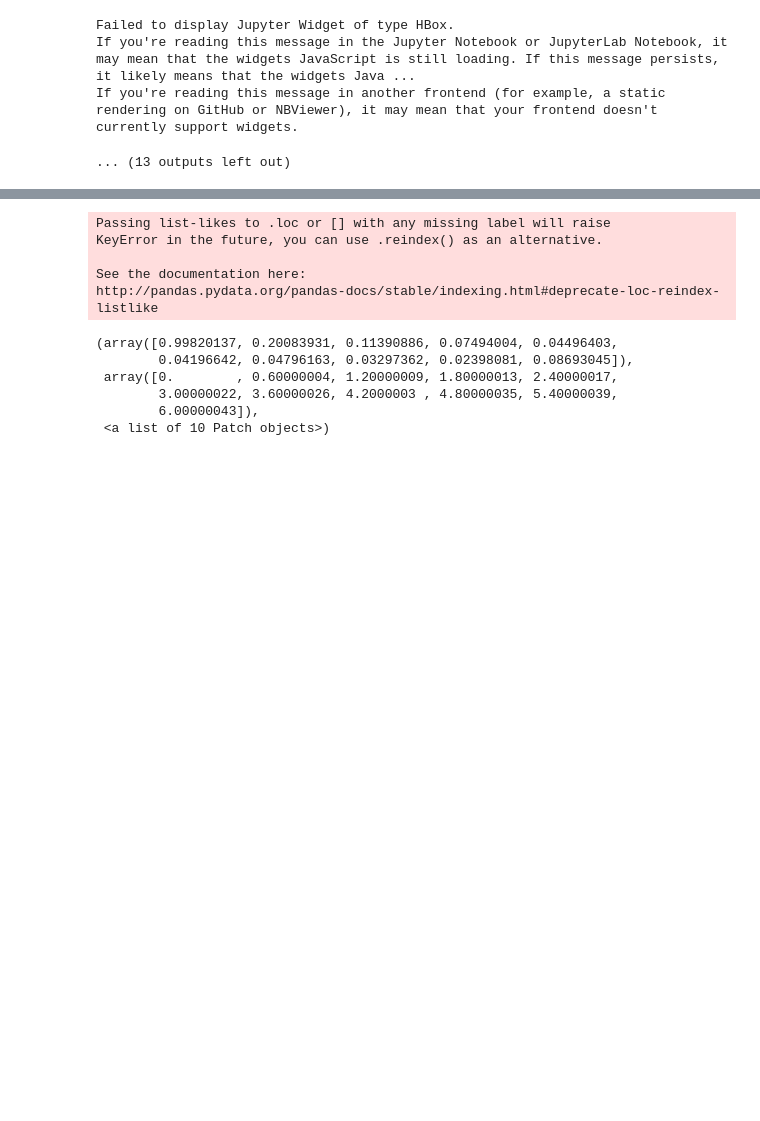
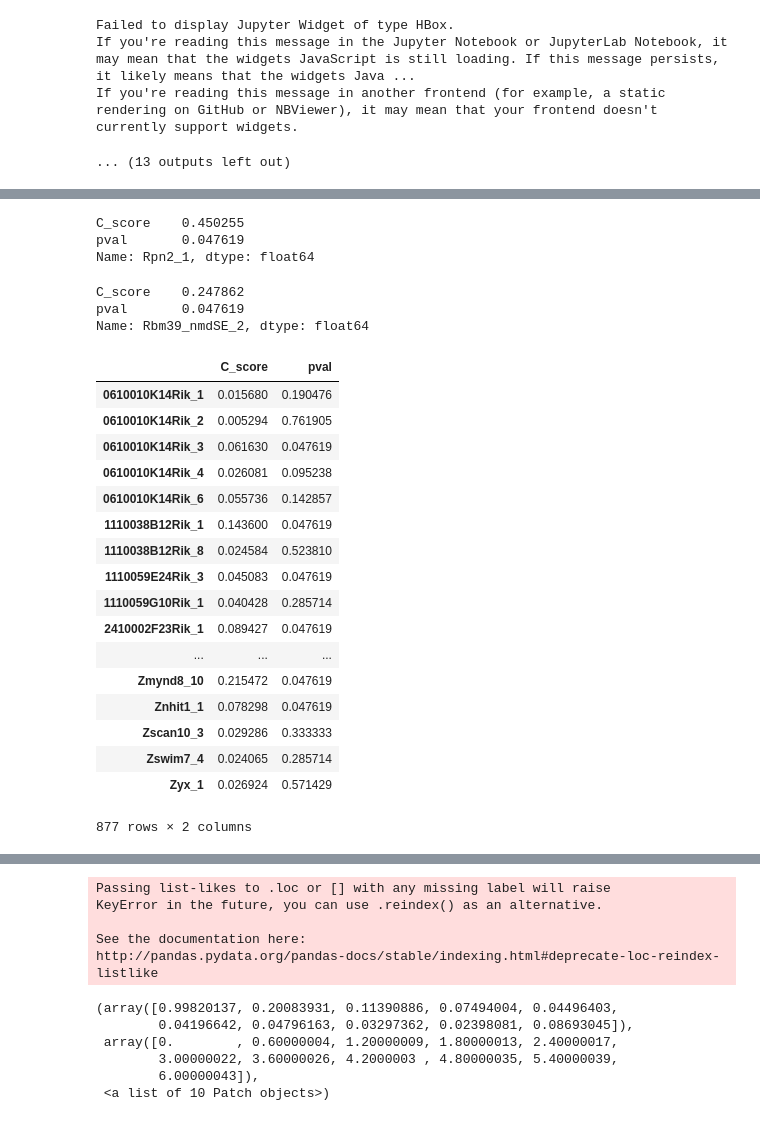
Before and after one commit to lareaulab/sc_binary_splicing, a Jupyter notebook: results/data_analysis/autocorrelation.ipynb, the cells around one changed output, grey strips where cells are left out. Drawn from its saved outputs; the diff is of its cells as text; code cells hidden in the pictures; blank space fills up the shorter version.

```diff
--- a/results/data_analysis/autocorrelation.ipynb
+++ b/results/data_analysis/autocorrelation.ipynb
@@ -2029,0 +2182,33 @@ If you're reading this message in another frontend (for example, a static render
+# %%
+pgamma_chen.loc['Rpn2_1']
+# %% [output]
+C_score    0.450255
+pval       0.047619
+Name: Rpn2_1, dtype: float64
+# %%
+pgamma_chen.loc['Rbm39_nmdSE_2']
+# %% [output]
+C_score    0.247862
+pval       0.047619
+Name: Rbm39_nmdSE_2, dtype: float64
+# %%
+pgamma_chen
+# %% [output]
+|  | C_score | pval |
+| 0610010K14Rik_1 | 0.015680 | 0.190476 |
+| 0610010K14Rik_2 | 0.005294 | 0.761905 |
+| 0610010K14Rik_3 | 0.061630 | 0.047619 |
+| 0610010K14Rik_4 | 0.026081 | 0.095238 |
+| 0610010K14Rik_6 | 0.055736 | 0.142857 |
+| 1110038B12Rik_1 | 0.143600 | 0.047619 |
+| 1110038B12Rik_8 | 0.024584 | 0.523810 |
+| 1110059E24Rik_3 | 0.045083 | 0.047619 |
+| 1110059G10Rik_1 | 0.040428 | 0.285714 |
+| 2410002F23Rik_1 | 0.089427 | 0.047619 |
+| ... | ... | ... |
+| Zmynd8_10 | 0.215472 | 0.047619 |
+| Znhit1_1 | 0.078298 | 0.047619 |
+| Zscan10_3 | 0.029286 | 0.333333 |
+| Zswim7_4 | 0.024065 | 0.285714 |
+| Zyx_1 | 0.026924 | 0.571429 |
+877 rows × 2 columns
```
Also changed, not shown: parts of 9 cells of this notebook, 41 other files.
